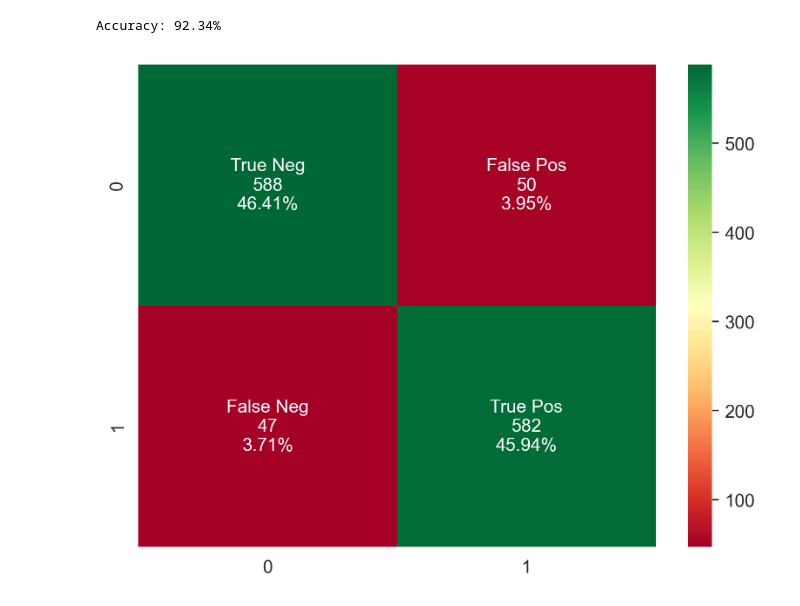
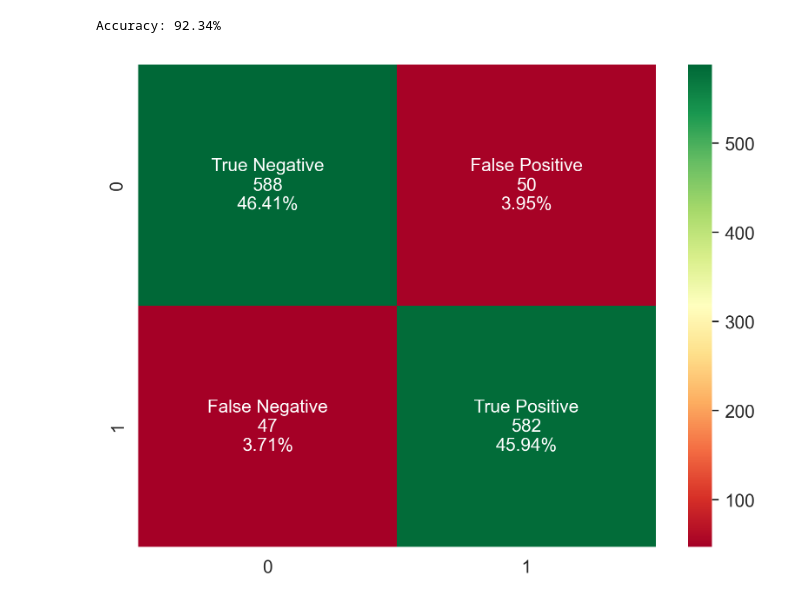
Before and after one commit to Asifdotexe/fake-news-detection-model, a Jupyter notebook: code/issue-3-as-data-exploration_and_model_development.ipynb, the cells around one changed output. Saved outputs shown, nothing was run; the diff lists cells and outputs as text; code cells hidden in the pictures.

Commit message:
#3 updated the grouped in confusion matrix

```diff
--- a/code/issue-3-as-data-exploration_and_model_development.ipynb
+++ b/code/issue-3-as-data-exploration_and_model_development.ipynb
@@ -127,15 +127,15 @@ Accuracy: 92.34%
 # %%
 # plotting confidence matrix
 cm = confusion_matrix(y_test,y_pred, labels=['FAKE','REAL'])
 
-group_names = ['True Neg','False Pos','False Neg','True Pos']
+group_names = ['True Negative','False Positive','False Negative','True Positive']
 group_counts = ['{0:0.0f}'.format(value) for value in cm.flatten()]
 group_percentages = ['{0:.2%}'.format(value) for value in cm.flatten()/np.sum(cm)]
 
 labels = [f'{v1}\n{v2}\n{v3}' for v1, v2, v3 in zip(group_names,group_counts,group_percentages)]
 labels = np.asarray(labels).reshape(2,2)
 
 sns.heatmap(cm, annot=labels, fmt='', cmap='RdYlGn')
 plt.show()
 # %% [output]
-[figure, old version]
+[figure, new version]
```
